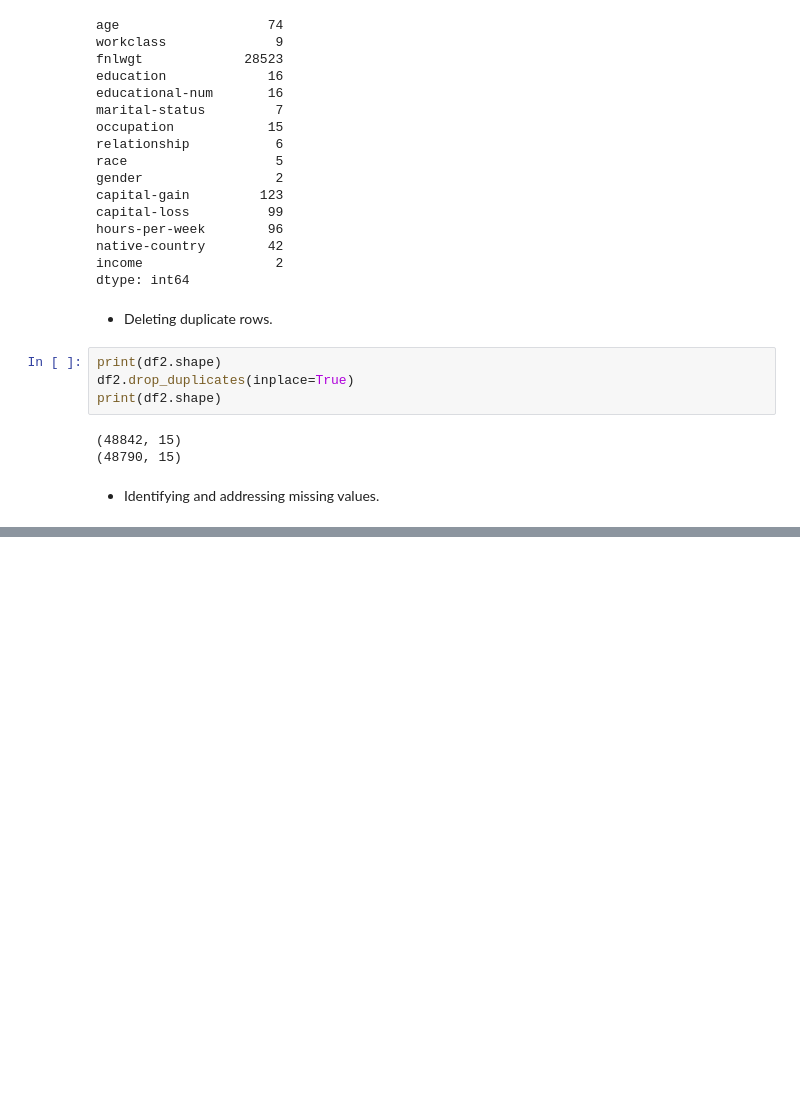
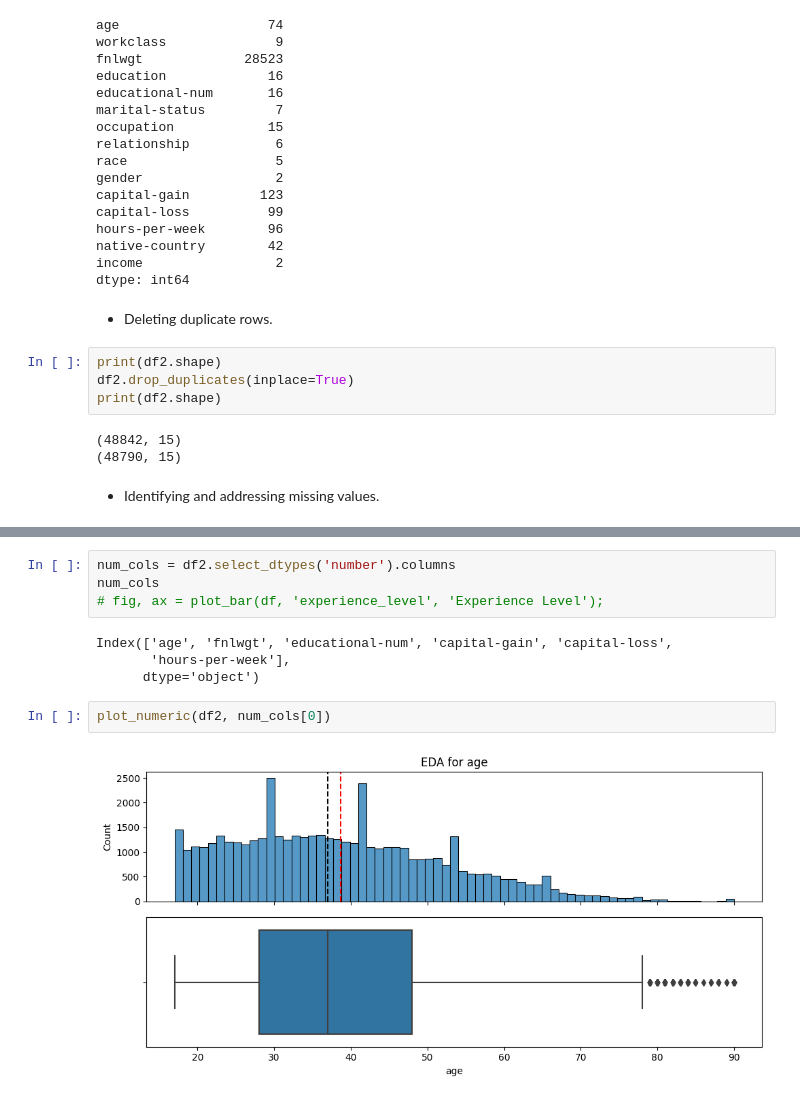
Before and after one commit to GyaviWalls/extra_datasets, a Jupyter notebook: Project_2.ipynb, the cells around one changed output, grey strips where cells are left out. Saved outputs shown, nothing was run; the diff lists cells and outputs as text; blank space fills up the shorter version.

```diff
--- a/Project_2.ipynb
+++ b/Project_2.ipynb
@@ -207,0 +297,12 @@ df2.isna()
+# %%
+num_cols = df2.select_dtypes('number').columns
+num_cols
+# fig, ax = plot_bar(df, 'experience_level', 'Experience Level');
+# %% [output]
+Index(['age', 'fnlwgt', 'educational-num', 'capital-gain', 'capital-loss',
+       'hours-per-week'],
+      dtype='object')
+# %%
+plot_numeric(df2, num_cols[0])
+# %% [output]
+[figure, added]
```
Also changed, not shown: parts of 14 cells of this notebook.
